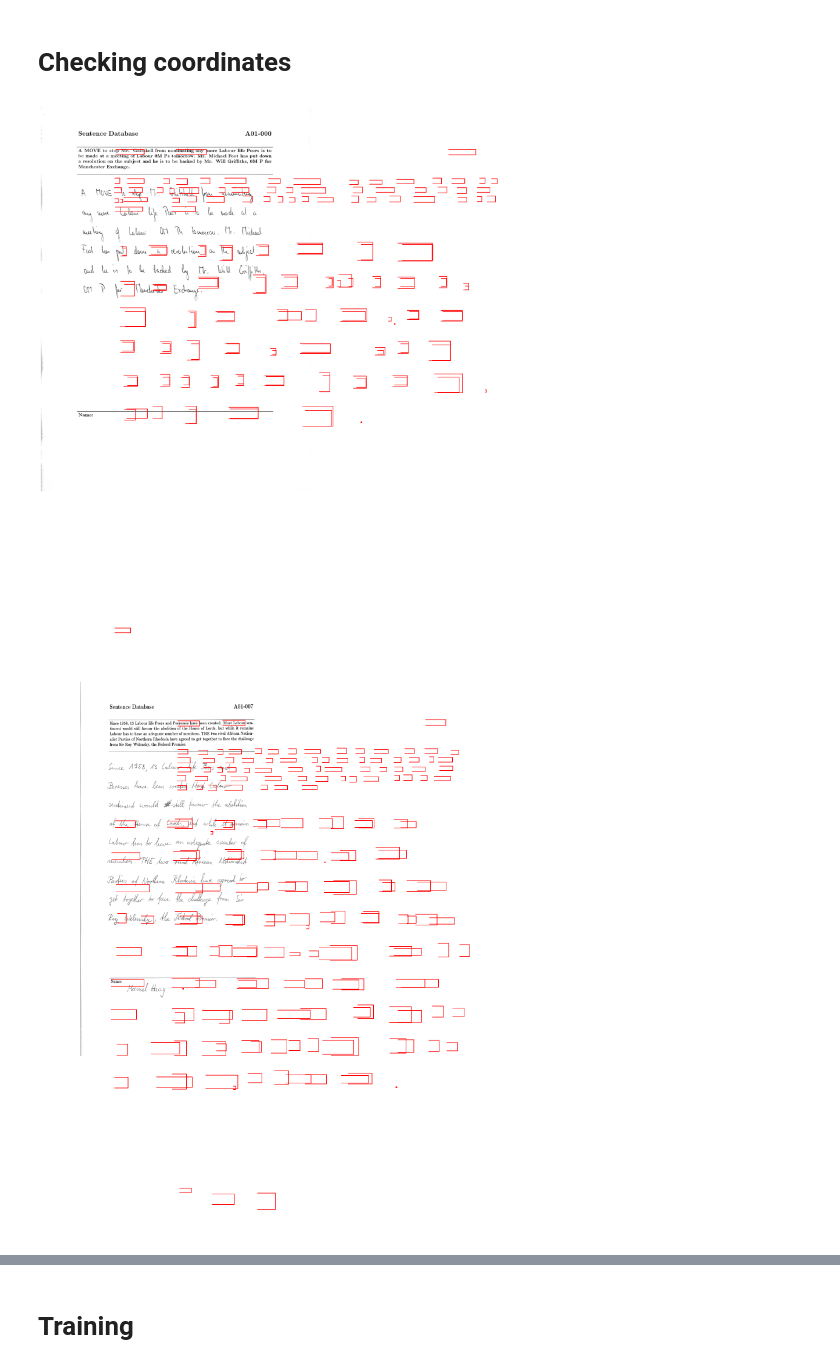
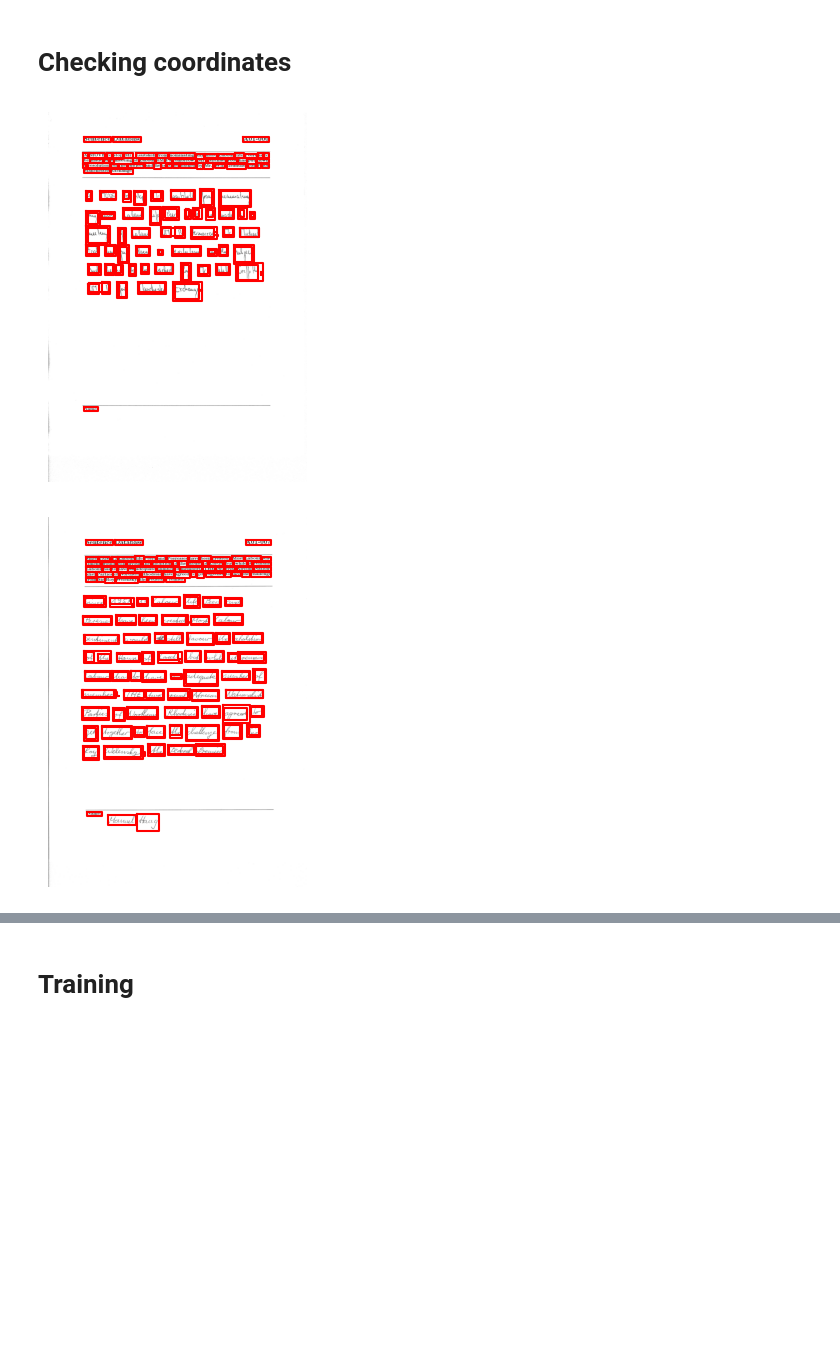
Before and after one commit to sfc-gh-zblackwood/OCRPyMan, a Jupyter notebook: notebooks/text_detection/new_text_detection.ipynb, the cells around one changed output, grey strips where cells are left out. Cells and saved outputs as stored; diff of their text form; code cells hidden in the pictures; blank space fills up the shorter version.

```diff
--- a/notebooks/text_detection/new_text_detection.ipynb
+++ b/notebooks/text_detection/new_text_detection.ipynb
@@ -135,7 +178,7 @@ def generate_preprocessed_form_imgs_from_df(df, img_size = FORM_IMG_SIZE, folder
 # generate_preprocessed_form_imgs_from_df(df, img_size=FORM_IMG_SIZE, offset=0, limit=1500)
 # %%
 fig = plt.figure(figsize=(10,20))
-nb_rows = 5
+nb_rows = 2
 nb_cols = 2
 form_img_ids = random.sample(list(set(df.form_id)), nb_rows * nb_cols)
 for i in range(nb_rows * nb_cols):
@@ -276,6 +407,7 @@ def split_in_train_val_img_dicts(df, doctr_coords_json, save=SHOULD_REBUILD):
     nb_words = len(df)
     nb_forms = len(list(set(df.form_id)))
     form_ids = set()
+    form_img_infos = {}
 
     for index, row in tqdm(df.iterrows(), total=len(df)):
         i += 1
@@ -286,7 +418,20 @@ def split_in_train_val_img_dicts(df, doctr_coords_json, save=SHOULD_REBUILD):
         form_id = row.form_id
         form_ids.add(form_id)
         form_img_path = get_preprocessed_form_img_path_from_id(row.form_id)
-        form_img_arr = plt.imread(form_img_path)
+
+
+        if form_img_path in form_img_infos:
+            form_img_hash = form_img_infos[form_img_path]['hash']
+            img_shape = form_img_infos[form_img_path]['shape']
+        else:
+            form_img_arr = plt.imread(form_img_path)
+            form_img_hash = get_img_hash(form_img_arr)
+            img_shape = form_img_arr.shape
+
+            form_img_infos[form_img_path] = {
+                'hash': form_img_hash,
+                'shape': img_shape,
+            }
 
         is_train = (len(form_ids) < int(nb_forms * 0.8))
 
@@ -294,7 +439,8 @@ def split_in_train_val_img_dicts(df, doctr_coords_json, save=SHOULD_REBUILD):
             [x, y],
             [x + width, y],
             [x + width, y + height],
-            [x, y + height]
+            [x, y + height],
+            # [x, y],
         ]
 
         form_img_filename = row.form_id + '.png'
@@ -338,28 +484,31 @@ train_json, val_json = split_in_train_val_img_dicts(df, doctr_coords_json, save=
 # %%
 import numpy as np
 
 def plot_img_with_polygons(key, data):
     filepath = "text_detection_train/images/" + key
 
-    fig, ax = plt.subplots()
-    fig.set_figheight(FORM_IMG_SIZE[0] / 100)
-    fig.set_figwidth(FORM_IMG_SIZE[1] / 100)
-    fig.set_dpi(100)
     plt.axis('off')
-    ax.imshow(plt.imread(filepath), cmap='gray')
+    # plt.imshow(plt.imread(filepath), cmap='gray')
+    plt.imshow(plt.imread(filepath), cmap='gray')
+
     for polygon_data in data['polygons']:
-        x = np.array(polygon_data)[:,0] + polygon_data[0][0]
-        y = np.array(polygon_data)[:,1] + polygon_data[0][1]
-        ax.plot(x, y, color='red')
+        x = []
+        y = []
+        for point in polygon_data:
+            x.append(point[0])
+            y.append(point[1])
+        x.append(polygon_data[0][0])
+        y.append(polygon_data[0][1])
+        plt.plot(x, y, color='red')
     plt.show()
 
 i = 0
-stop = 2
+stop = 3
 for key in train_json:
     i += 1
     plot_img_with_polygons(key, train_json[key])
-    if i > stop:
+    if i >= stop:
         break
 # %% [output]
-[figure, old version]
+[figure, new version]
-[figure, old version]
+[figure, new version]
```
Also changed, not shown: parts of 32 cells of this notebook, 12 other files.
